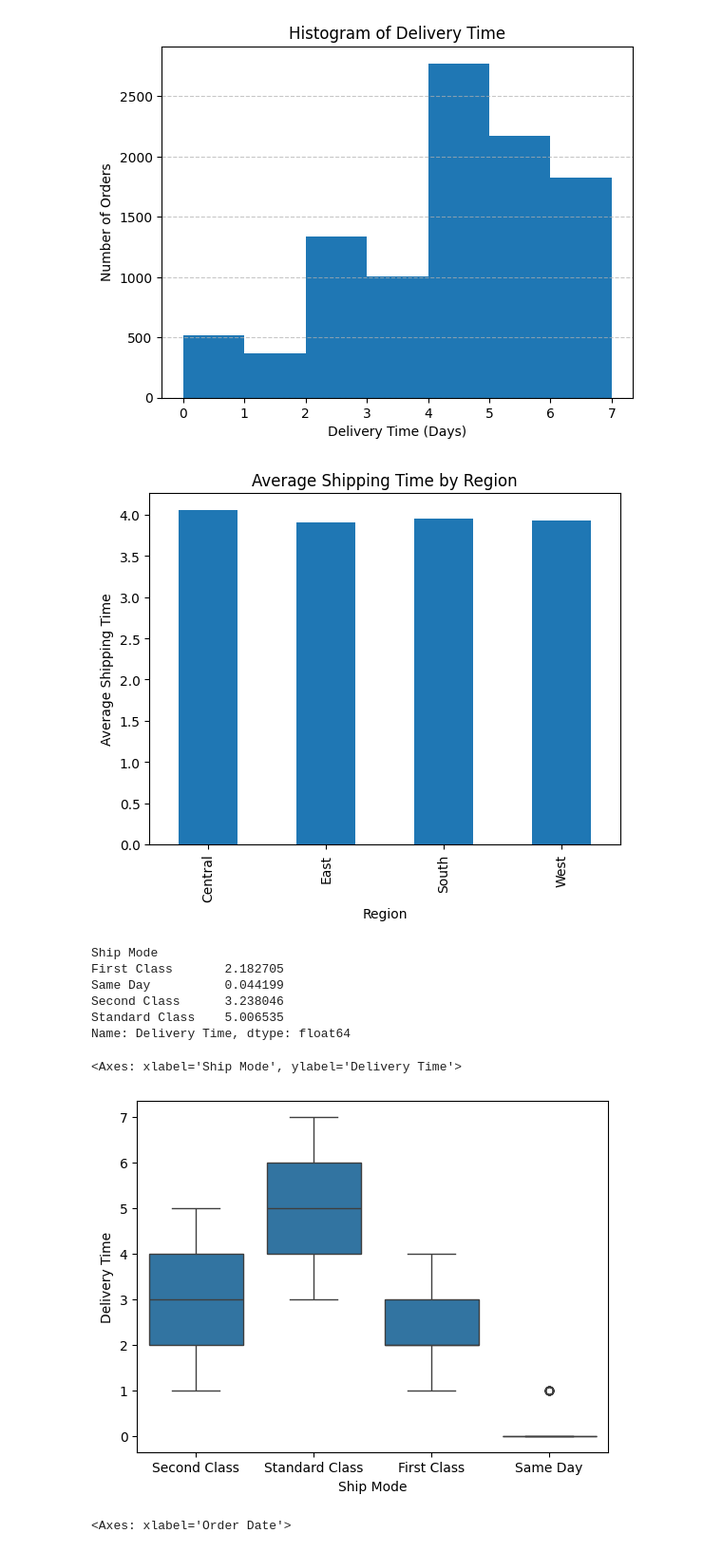
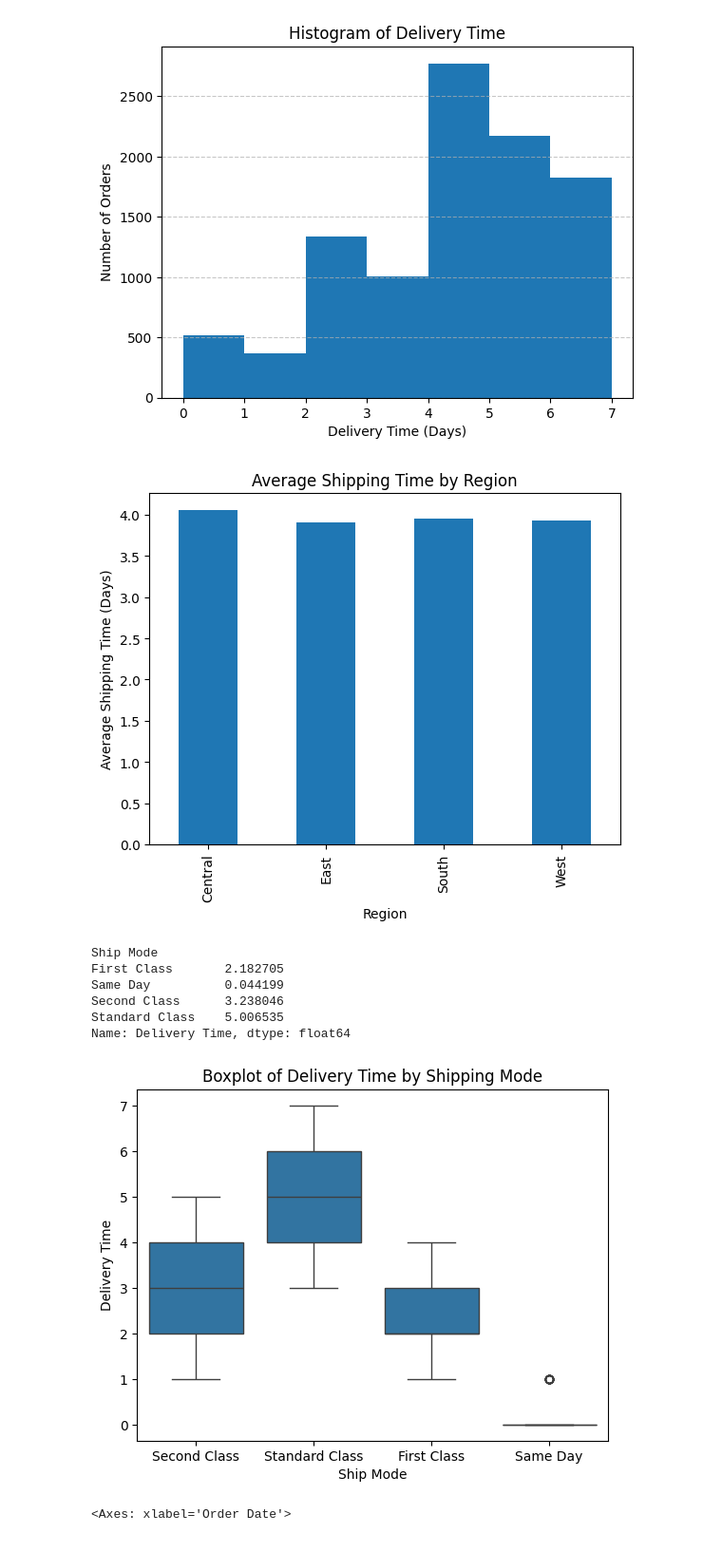
Before and after one commit to KyleNicholls19/StoreDataAnalysis, a Jupyter notebook: StoreAnalysis.ipynb, the cells around one changed output. Shown at 95% size. Saved outputs shown, nothing was run; the diff lists cells and outputs as text; code cells hidden in the pictures.

```diff
--- a/StoreAnalysis.ipynb
+++ b/StoreAnalysis.ipynb
@@ -646,10 +732,10 @@ plt.show()
 # %%
 df.groupby('Region')['Delivery Time'].mean().plot(kind='bar')
 plt.title('Average Shipping Time by Region')
-plt.ylabel('Average Shipping Time')
+plt.ylabel('Average Shipping Time (Days)')
 plt.show()
 # %% [output]
-[figure, old version]
+[figure, new version]
 # %%
 df.groupby("Ship Mode")["Delivery Time"].mean()
 # %% [output]
@@ -661,9 +747,10 @@ Standard Class    5.006535
 Name: Delivery Time, dtype: float64
 # %%
 sns.boxplot(x="Ship Mode",y="Delivery Time",data=df)
+plt.title("Boxplot of Delivery Time by Shipping Mode")
+plt.show()
 # %% [output]
-<Axes: xlabel='Ship Mode', ylabel='Delivery Time'>
-[figure, old version]
+[figure, new version]
 # %%
 # Future Predictions
 # %%
```
Also changed, not shown: parts of 16 cells of this notebook.
